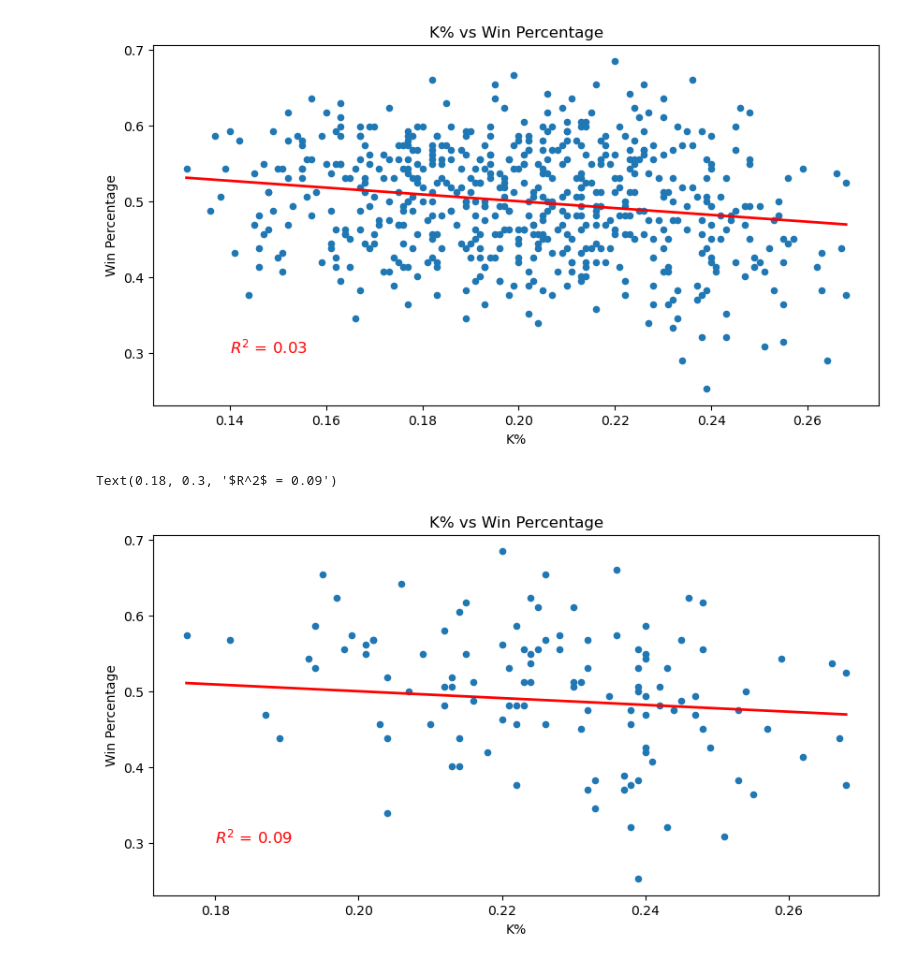
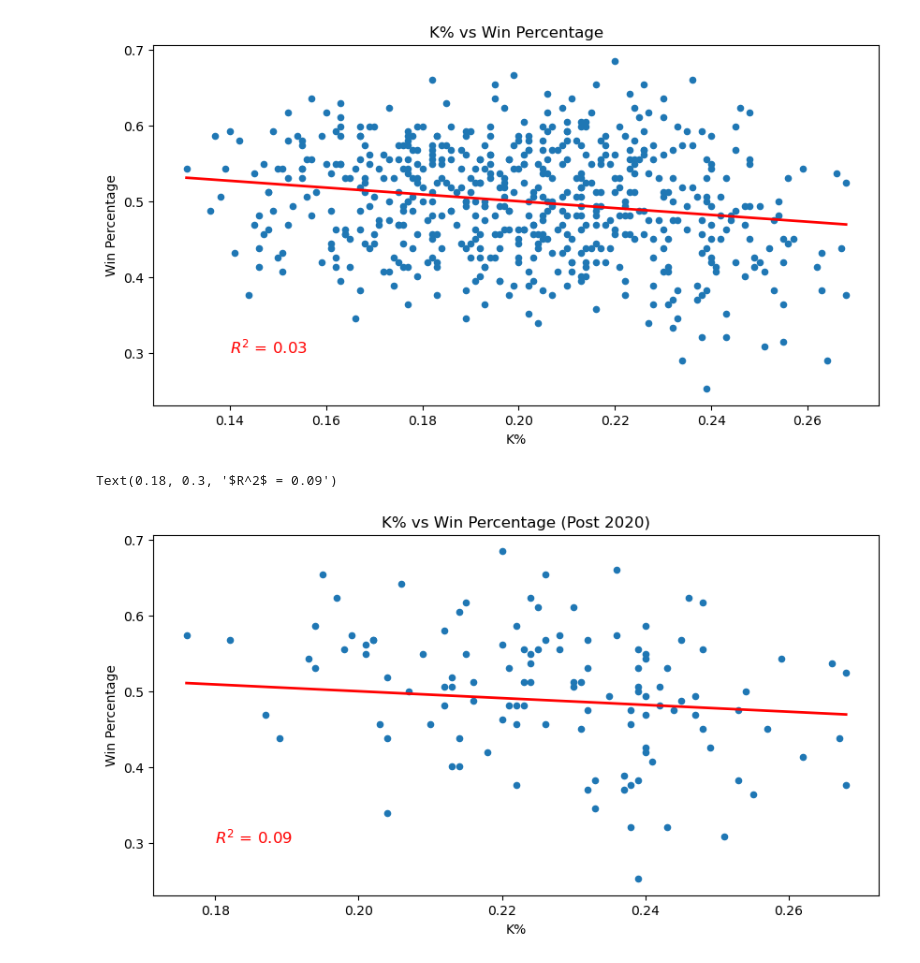
Before and after one commit to PranayaKShrestha/StrikeoutRateorRunDiff, a Jupyter notebook: K% vs Run_Diff.ipynb, the cells around one changed output. Cells and saved outputs as stored; diff of their text form; code cells hidden in the pictures.

```diff
--- a/K% vs Run_Diff.ipynb
+++ b/K% vs Run_Diff.ipynb
@@ -13,12 +13,13 @@ data = pd.DataFrame()
 for i in range(20):
     year = 2024
     stats_batting = pyb.team_batting(year-i)
-    stats_batting = stats_batting[['teamIDfg', 'Season', 'Team', 'R', 'K%']]
+    stats_batting = stats_batting[['teamIDfg', 'Season', 'Team', 'R', 'K%', 'SO']]
     stats_pitching = pyb.team_pitching(year - i)
-    stats_pitching = stats_pitching[['teamIDfg', 'Season', 'Team', 'W', 'L', 'R']]
-    stats_pitching = stats_pitching.rename(columns = {'R': 'RA'})
+    stats_pitching = stats_pitching[['teamIDfg', 'Season', 'Team', 'W', 'L', 'R', 'SO']]
+    stats_pitching = stats_pitching.rename(columns = {'R': 'RA', 'SO': 'SO_P'})
     merged_data = pd.merge(stats_pitching, stats_batting, how = 'inner', on = ['teamIDfg', 'Season', 'Team'])
-    merged_data['Run_Diff'] = merged_data['R'] - merged_data['RA']
+    merged_data['Run_Diff'] = merged_data_post_2020['R'] - merged_data['RA']
+    merged_data['Strikeout_Diff'] = merged_data['SO_P'] - merged_data['SO']
     data = pd.concat([data, merged_data], ignore_index=True)
 # %%
 
@@ -67,10 +68,10 @@ y_pred_k_2 = model_k.predict(x_range_k_2.reshape(-1, 1))
 r2_k_2 = model_k_2.score(np.array(data_post_2020['K%']).reshape(-1,1), np.array(data_post_2020['Win_Pct']))
 r2_k_2 = round(r2_k_2,2)
 # %%
-data_post_2020.plot(kind='scatter', x='K%', y='Win_Pct', figsize=(10, 5), title='K% vs Win Percentage',
+data_post_2020.plot(kind='scatter', x='K%', y='Win_Pct', figsize=(10, 5), title='K% vs Win Percentage (Post 2020)',
           xlabel = 'K%', ylabel= 'Win Percentage')
 plt.plot(x_range_k_2, y_pred_k_2, color = 'red', linewidth= 2)
 plt.text(0.18, 0.3, f'$R^2$ = {r2_k_2}', color = 'red', fontsize=12)
 # %% [output]
 Text(0.18, 0.3, '$R^2$ = 0.09')
-[figure, old version]
+[figure, new version]
```
Also changed, not shown: parts of 4 cells of this notebook.
